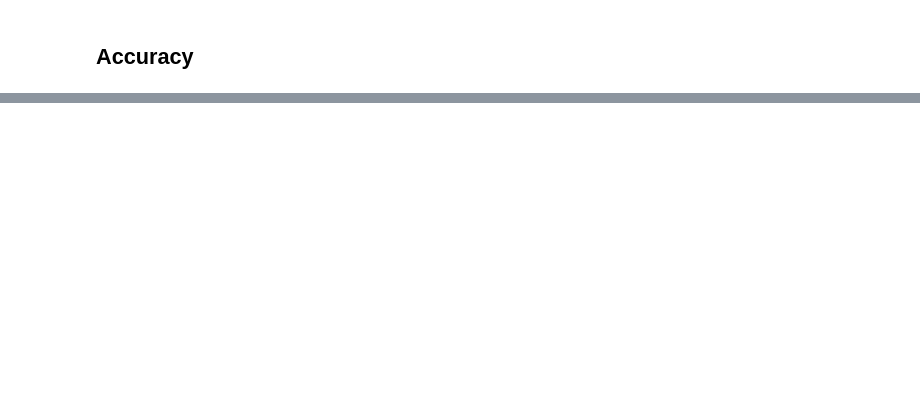
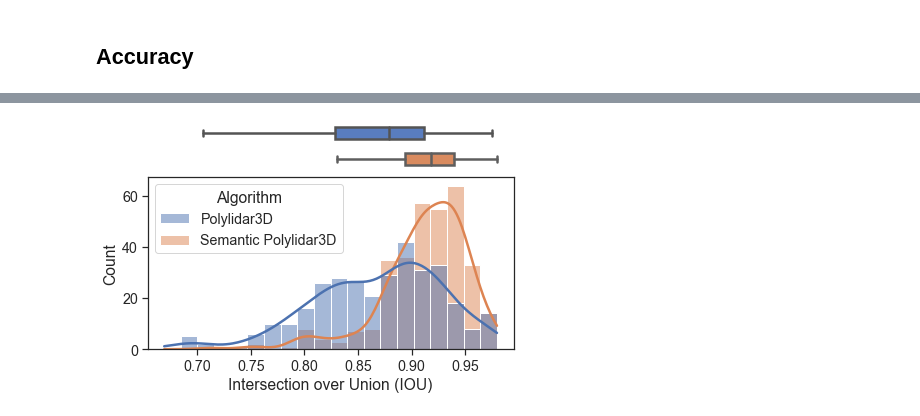
Before and after one commit to JeremyBYU/UnrealRooftopLanding, a Jupyter notebook: notebooks/AlgorithmAnalysis.ipynb, the cells around one changed output, grey strips where cells are left out. Cells and saved outputs as stored; diff of their text form; code cells hidden in the pictures; blank space fills up the shorter version.

```diff
--- a/notebooks/AlgorithmAnalysis.ipynb
+++ b/notebooks/AlgorithmAnalysis.ipynb
@@ -53,0 +87,19 @@ g.savefig('../assets/imgs/compare_algs.pdf')
+# %%
+# Inspired from https://www.nature.com/articles/s41561-021-00693-5/figures/3
+mask = df_simple['Algorithm'] == 'Polylidar3D'
+df_baseline = df_simple[mask]
+df_new = df_simple[~mask]
+palette = sns.color_palette('muted', 2)
+f, (ax_box_baseline, ax_box_new, ax_hist) = plt.subplots(3, sharex=True, gridspec_kw={"height_ratios": (0.075, 0.075, .85)})
+
+g = sns.histplot(df_simple, x="Intersection over Union (IOU)", hue="Algorithm", fill=True,
+                kde=True, ax=ax_hist, legend=True)
+
+sns.boxplot(data=df_baseline, x="Intersection over Union (IOU)", ax=ax_box_baseline, color=palette[0], whis=None, showfliers=False)
+sns.boxplot(data=df_new, x="Intersection over Union (IOU)", ax=ax_box_new, color=palette[1], whis=None, showfliers=False)
+ax_box_baseline.axis('off')
+ax_box_new.axis('off')
+f.tight_layout()
+f.savefig('../assets/imgs/compare_algs_extra.pdf')
+# %% [output]
+[figure, added]
```
Also changed, not shown: parts of 10 cells of this notebook, 13 other files.
